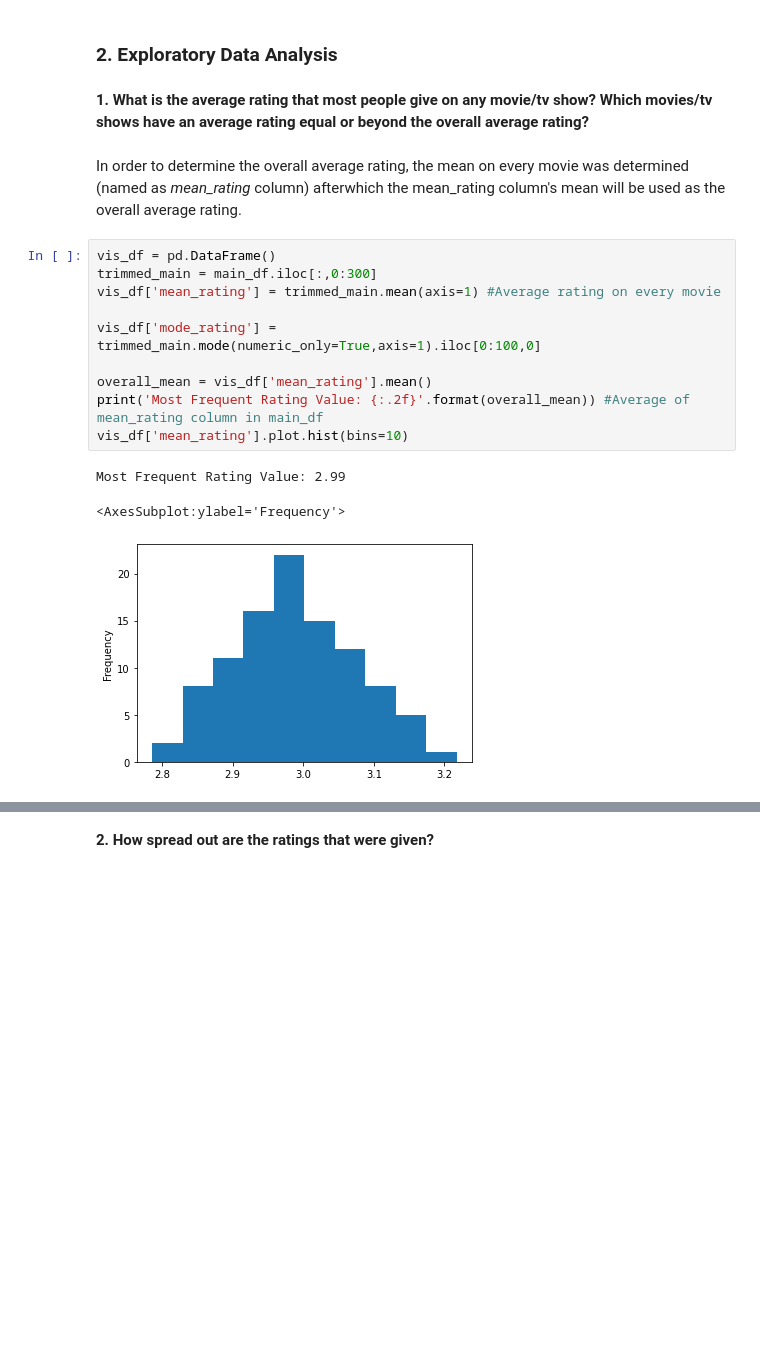
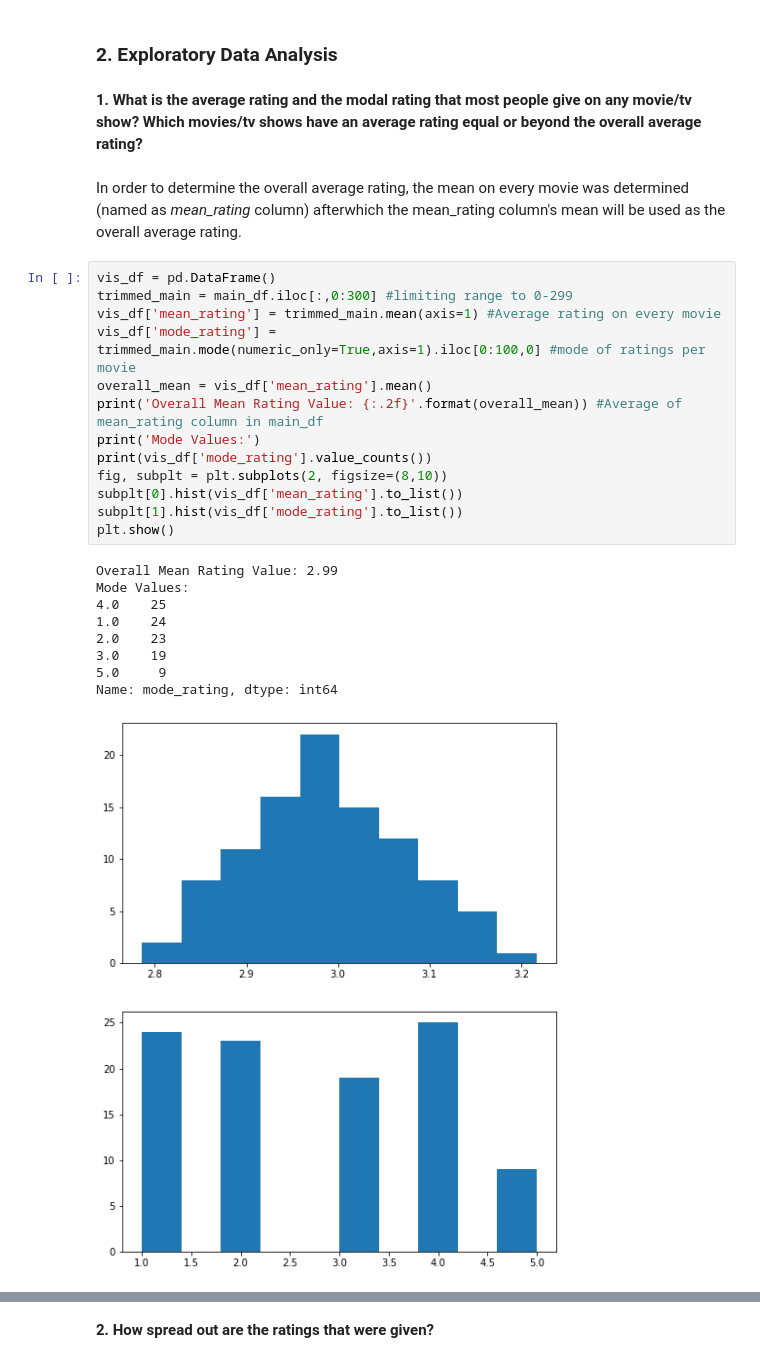
Before and after one commit to jm55/CSMODEL, a Jupyter notebook: Project 2/CSMODEL - Movies_Collab Project.ipynb, the cells around one changed output, grey strips where cells are left out. Cells and saved outputs as stored; diff of their text form; blank space fills up the shorter version.

```diff
--- a/Project 2/CSMODEL - Movies_Collab Project.ipynb
+++ b/Project 2/CSMODEL - Movies_Collab Project.ipynb
@@ -112,20 +113,29 @@ It was determined that the rating system used by **IMDB is the 1-10 rating forma
 # %% [markdown]
 ### 2. Exploratory Data Analysis
 # %% [markdown]
-**1. What is the average rating that most people give on any movie/tv show? Which movies/tv shows have an average rating equal or beyond the overall average rating?**
+**1. What is the average rating and the modal rating that most people give on any movie/tv show? Which movies/tv shows have an average rating equal or beyond the overall average rating?**
 # %% [markdown]
 In order to determine the overall average rating, the mean on every movie was determined (named as *mean_rating* column) afterwhich the mean_rating column's mean will be used as the overall average rating.
 # %%
 vis_df = pd.DataFrame()
-trimmed_main = main_df.iloc[:,0:300]
+trimmed_main = main_df.iloc[:,0:300] #limiting range to 0-299
 vis_df['mean_rating'] = trimmed_main.mean(axis=1) #Average rating on every movie
-
-vis_df['mode_rating'] = trimmed_main.mode(numeric_only=True,axis=1).iloc[0:100,0]
-
+vis_df['mode_rating'] = trimmed_main.mode(numeric_only=True,axis=1).iloc[0:100,0] #mode of ratings per movie
 overall_mean = vis_df['mean_rating'].mean()
-print('Most Frequent Rating Value: {:.2f}'.format(overall_mean)) #Average of mean_rating column in main_df
-vis_df['mean_rating'].plot.hist(bins=10)
+print('Overall Mean Rating Value: {:.2f}'.format(overall_mean)) #Average of mean_rating column in main_df
+print('Mode Values:')
+print(vis_df['mode_rating'].value_counts())
+fig, subplt = plt.subplots(2, figsize=(8,10))
+subplt[0].hist(vis_df['mean_rating'].to_list())
+subplt[1].hist(vis_df['mode_rating'].to_list())
+plt.show()
 # %% [output]
-Most Frequent Rating Value: 2.99
+Overall Mean Rating Value: 2.99
+Mode Values:
+4.0    25
+1.0    24
+2.0    23
+3.0    19
+5.0     9
+Name: mode_rating, dtype: int64
-<AxesSubplot:ylabel='Frequency'>
-[figure, old version]
+[figure, new version]
```
Also changed, not shown: parts of 8 cells of this notebook.
